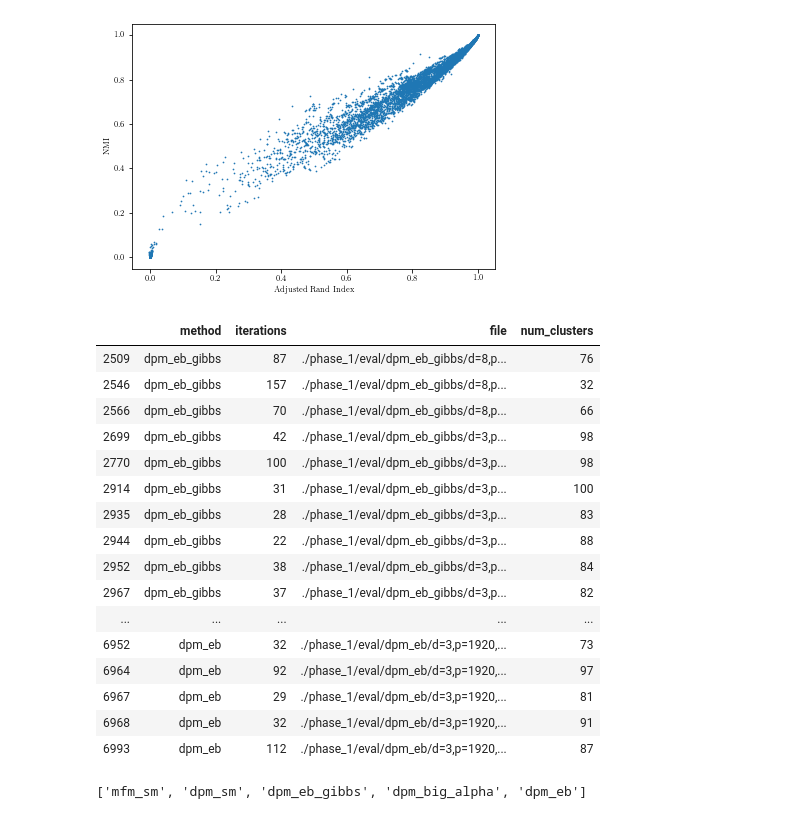
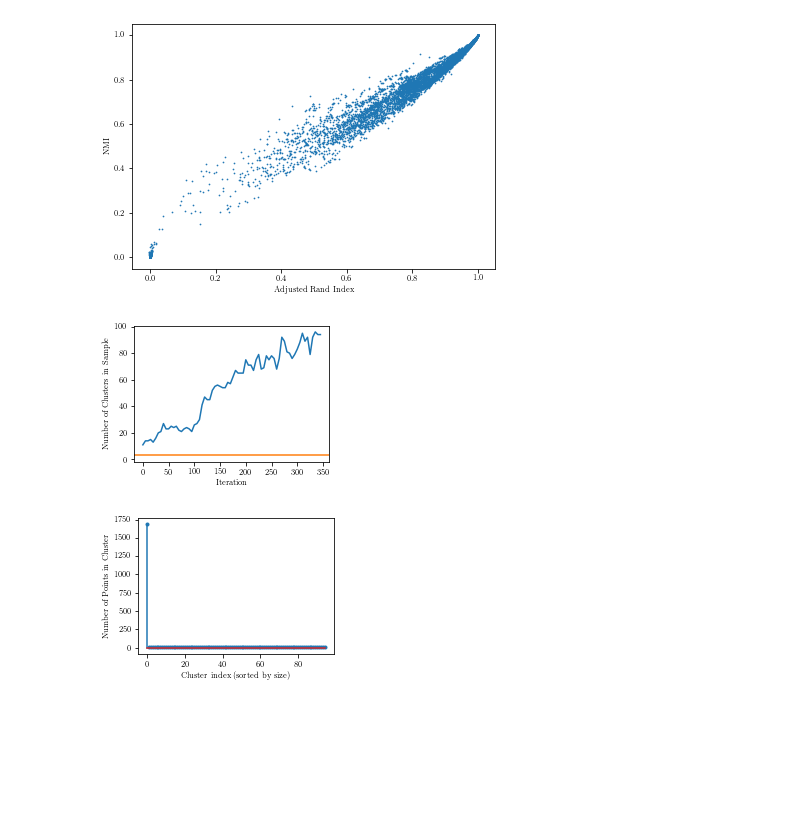
Before and after one commit to thetianshuhuang/bmcc_sim, a Jupyter notebook: misc.ipynb, the cells around one changed output. Drawn from its saved outputs; the diff is of its cells as text; code cells hidden in the pictures; blank space fills up the shorter version.

```diff
--- a/misc.ipynb
+++ b/misc.ipynb
@@ -18,32 +18,33 @@ ax.set_xlabel('Adjusted Rand Index')
 # %% [output]
 Text(0.5, 0, 'Adjusted Rand Index')
 [figure]
-# %%
-f = summary[(summary['iterations'] < 1000) & (summary['method'] != 'mfm_sm') & (summary['method'] != 'dpm_sm')]
-
-f[['method', 'iterations', 'file', 'num_clusters']]
-# %% [output]
-|  | method | iterations | file | num_clusters |
-| 2509 | dpm_eb_gibbs | 87 | ./phase_1/eval/dpm_eb_gibbs/d=8,p... | 76 |
-| 2546 | dpm_eb_gibbs | 157 | ./phase_1/eval/dpm_eb_gibbs/d=8,p... | 32 |
-| 2566 | dpm_eb_gibbs | 70 | ./phase_1/eval/dpm_eb_gibbs/d=8,p... | 66 |
-| 2699 | dpm_eb_gibbs | 42 | ./phase_1/eval/dpm_eb_gibbs/d=3,p... | 98 |
-| 2770 | dpm_eb_gibbs | 100 | ./phase_1/eval/dpm_eb_gibbs/d=3,p... | 98 |
-| 2914 | dpm_eb_gibbs | 31 | ./phase_1/eval/dpm_eb_gibbs/d=3,p... | 100 |
-| 2935 | dpm_eb_gibbs | 28 | ./phase_1/eval/dpm_eb_gibbs/d=3,p... | 83 |
-| 2944 | dpm_eb_gibbs | 22 | ./phase_1/eval/dpm_eb_gibbs/d=3,p... | 88 |
-| 2952 | dpm_eb_gibbs | 38 | ./phase_1/eval/dpm_eb_gibbs/d=3,p... | 84 |
-| 2967 | dpm_eb_gibbs | 37 | ./phase_1/eval/dpm_eb_gibbs/d=3,p... | 82 |
-| ... | ... | ... | ... | ... |
-| 6952 | dpm_eb | 32 | ./phase_1/eval/dpm_eb/d=3,p=1920,... | 73 |
-| 6964 | dpm_eb | 92 | ./phase_1/eval/dpm_eb/d=3,p=1920,... | 97 |
-| 6967 | dpm_eb | 29 | ./phase_1/eval/dpm_eb/d=3,p=1920,... | 81 |
-| 6968 | dpm_eb | 32 | ./phase_1/eval/dpm_eb/d=3,p=1920,... | 91 |
-| 6993 | dpm_eb | 112 | ./phase_1/eval/dpm_eb/d=3,p=1920,... | 87 |
-# %%
-methods
-# %% [output]
-['mfm_sm', 'dpm_sm', 'dpm_eb_gibbs', 'dpm_big_alpha', 'dpm_eb']
+# %%
+import bmcc
+
+BASE = 'd=8,p=1920,k=3,r=0.8/794c1531-6a0f-4d79-a89c-e4c004425d21.npz'
+
+dataset = bmcc.GaussianMixture('./phase_1/data/' + BASE, load=True)
+hist = np.load('./phase_1/results/dpm_eb_gibbs/' + BASE)['hist']
+
+res = bmcc.LstsqResult(dataset.data, hist, burn_in=int(hist.shape[0] / 2))
+res.evaluate(dataset.assignments, oracle=dataset.oracle, oracle_matrix=dataset.oracle_matrix)
+# %%
+fig, ax = plt.subplots(1, 1, figsize=(3.5, 2.5))
+ax.plot(np.arange(hist.shape[0]) * 5, [np.max(x) for x in hist])
+ax.axhline(3, color='C1')
+ax.set_xlabel('Iteration')
+ax.set_ylabel('Number of Clusters in Sample')
+fig.savefig('./plots/p1_explode_example/num_clusters.pdf', bbox_inches='tight')
+
+fig, ax = plt.subplots(1, 1, figsize=(3.5, 2.5))
+clusters, sizes = np.unique(hist[-1], return_counts=True)
+ax.stem(np.sort(sizes)[::-1], markerfmt='.')
+ax.set_xlabel('Cluster index (sorted by size)')
+ax.set_ylabel('Number of Points in Cluster')
+fig.savefig('./plots/p1_explode_example/num_points.pdf', bbox_inches='tight')
+# %% [output]
+[figure, added]
+[figure, added]
 # %%
 METHODS = {
     'dpm_sm': "DPM: SM",
```
Also changed, not shown: parts of 10 cells of this notebook, 2 other files.
